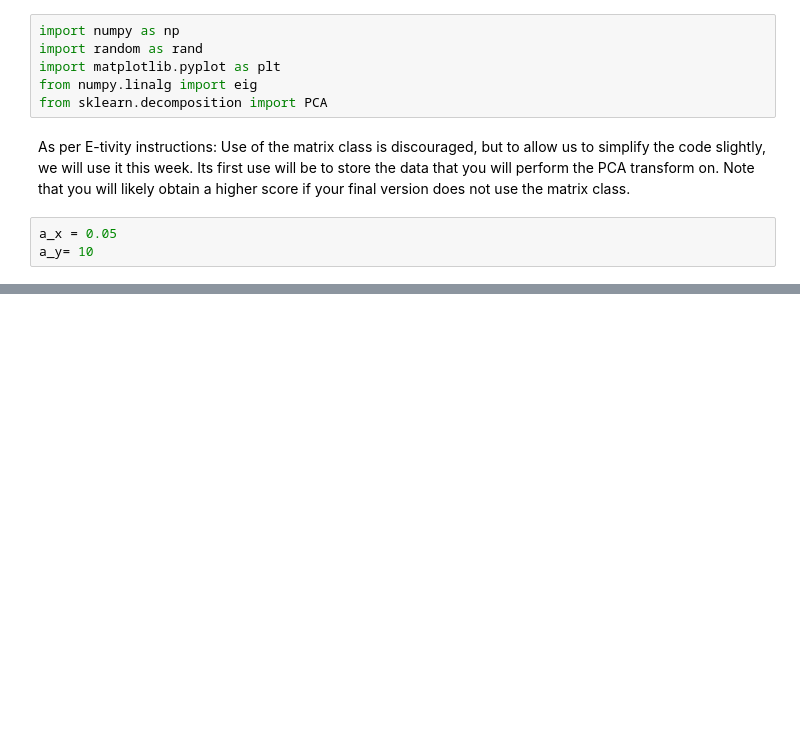
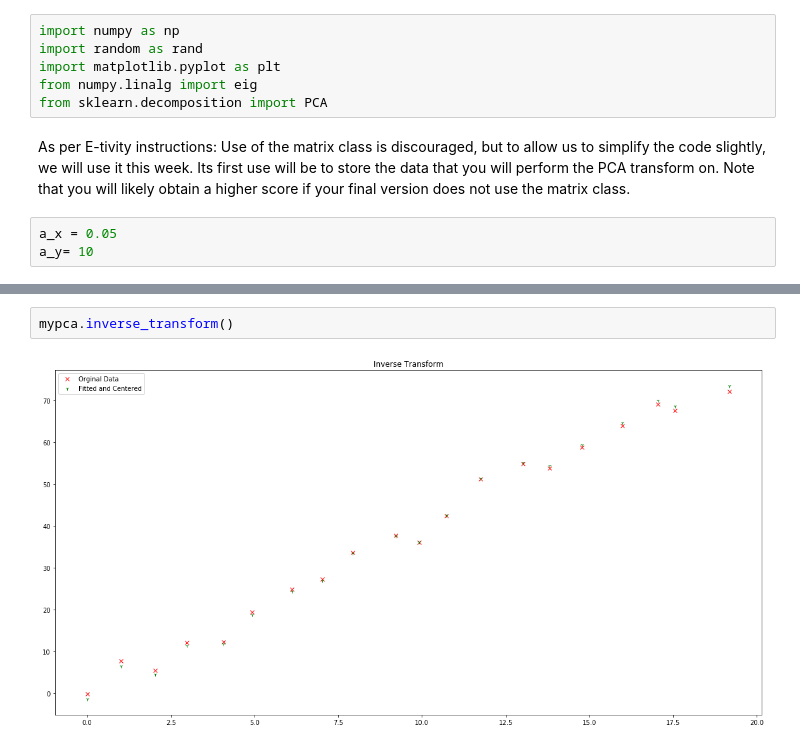
Before and after one commit to vipulpopat/MSCAI_CE4021_Week5, a Jupyter notebook: Etivity5.ipynb, the cells around one changed output, grey strips where cells are left out. Cells and saved outputs as stored; diff of their text form; blank space fills up the shorter version.

```diff
--- a/Etivity5.ipynb
+++ b/Etivity5.ipynb
@@ -109,0 +116,4 @@ with tf.Session() as sess:
+# %%
+mypca.inverse_transform()
+# %% [output]
+[figure, added]
```
Also changed, not shown: parts of 14 cells of this notebook, 1 other file.
